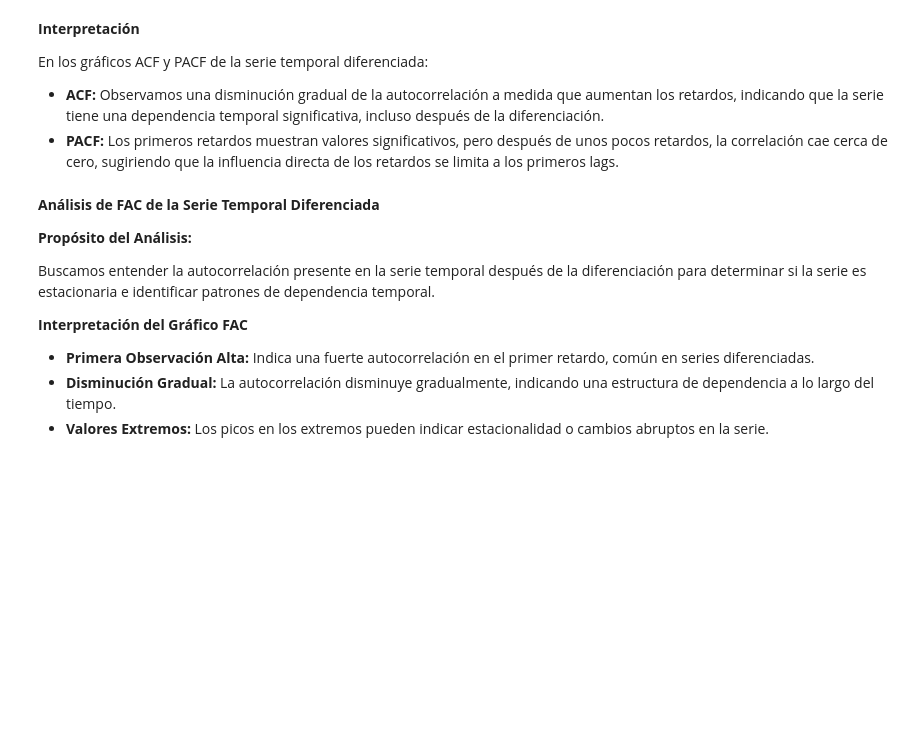
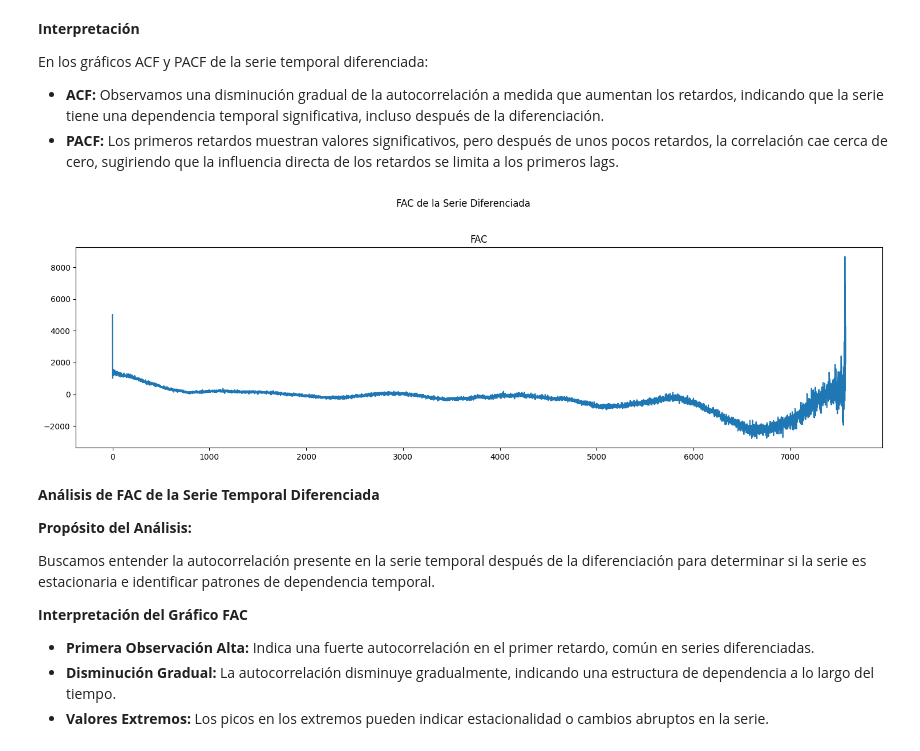
Before and after one commit to Julietaherreraf/digital_house_data_science_G1, a Jupyter notebook: Notebook/Proyecto_Final_Grupo_1.ipynb, the cells around one changed output. Saved outputs shown, nothing was run; the diff lists cells and outputs as text; code cells hidden in the pictures; blank space fills up the shorter version.

```diff
--- a/Notebook/Proyecto_Final_Grupo_1.ipynb
+++ b/Notebook/Proyecto_Final_Grupo_1.ipynb
@@ -697,3 +912,7 @@ fun.plot_fac(df_analysis)
+# %%
+plot_fac(df_analysis)
+# %% [output]
+[figure, added]
 # %% [markdown]
 **Análisis de FAC de la Serie Temporal Diferenciada**
 
```
Also changed, not shown: parts of 70 cells of this notebook, 1 other file.
